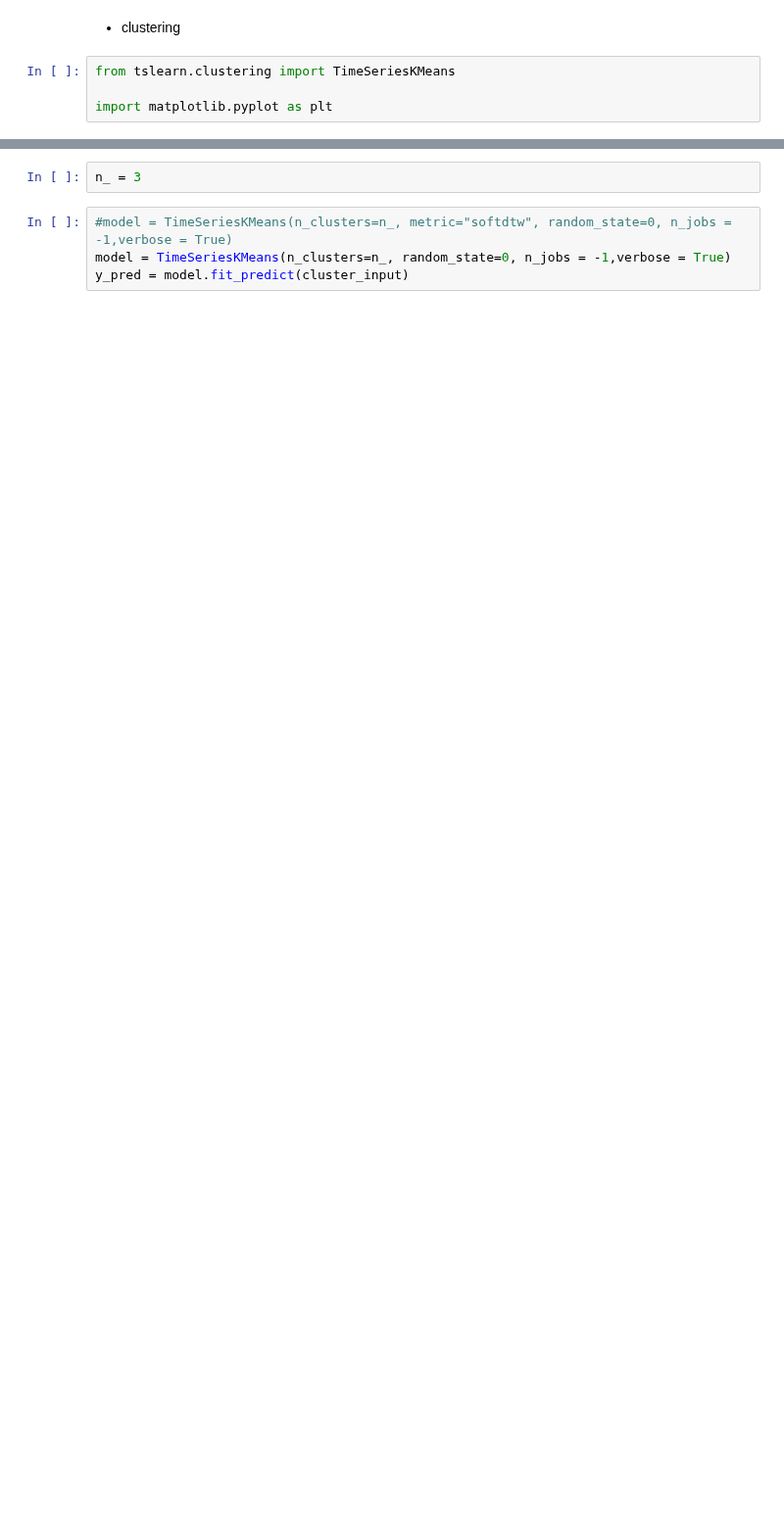
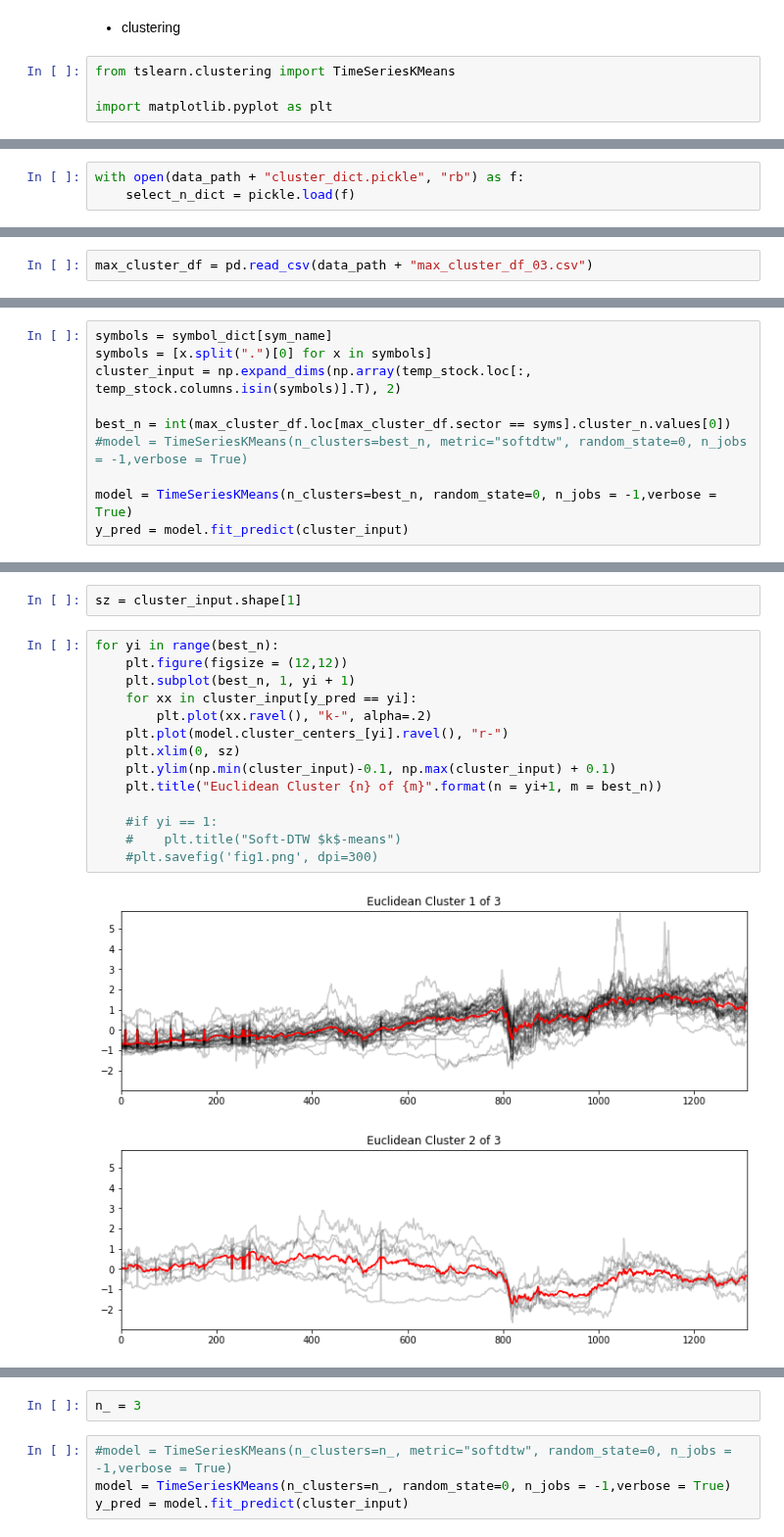
Before and after one commit to yjchoi-95/Korea_Investment_and_Securities, a Jupyter notebook: scripts/ipynb/Finance-clustering.ipynb, the cells around one changed output, grey strips where cells are left out. Shown at 98% size. Drawn from its saved outputs; the diff is of its cells as text; blank space fills up the shorter version.

```diff
--- a/scripts/ipynb/Finance-clustering.ipynb
+++ b/scripts/ipynb/Finance-clustering.ipynb
@@ -216,0 +264,3 @@ cluster_input = np.expand_dims(np.array(stock_02.loc[:, stock_02.columns.isin(sy
+# %%
+with open(data_path + "cluster_dict.pickle", "rb") as f:
+    select_n_dict = pickle.load(f)
@@ -216,0 +291,2 @@ cluster_input = np.expand_dims(np.array(stock_02.loc[:, stock_02.columns.isin(sy
+# %%
+max_cluster_df = pd.read_csv(data_path + "max_cluster_df_03.csv")
@@ -216,0 +313,10 @@ cluster_input = np.expand_dims(np.array(stock_02.loc[:, stock_02.columns.isin(sy
+# %%
+symbols = symbol_dict[sym_name]
+symbols = [x.split(".")[0] for x in symbols]
+cluster_input = np.expand_dims(np.array(temp_stock.loc[:, temp_stock.columns.isin(symbols)].T), 2)
+
+best_n = int(max_cluster_df.loc[max_cluster_df.sector == syms].cluster_n.values[0])
+#model = TimeSeriesKMeans(n_clusters=best_n, metric="softdtw", random_state=0, n_jobs = -1,verbose = True)
+
+model = TimeSeriesKMeans(n_clusters=best_n, random_state=0, n_jobs = -1,verbose = True)
+y_pred = model.fit_predict(cluster_input)
@@ -216,0 +325,19 @@ cluster_input = np.expand_dims(np.array(stock_02.loc[:, stock_02.columns.isin(sy
+# %%
+sz = cluster_input.shape[1]
+# %%
+for yi in range(best_n):
+    plt.figure(figsize = (12,12))
+    plt.subplot(best_n, 1, yi + 1)
+    for xx in cluster_input[y_pred == yi]:
+        plt.plot(xx.ravel(), "k-", alpha=.2)
+    plt.plot(model.cluster_centers_[yi].ravel(), "r-")
+    plt.xlim(0, sz)
+    plt.ylim(np.min(cluster_input)-0.1, np.max(cluster_input) + 0.1)
+    plt.title("Euclidean Cluster {n} of {m}".format(n = yi+1, m = best_n))
+
+    #if yi == 1:
+    #    plt.title("Soft-DTW $k$-means")
+    #plt.savefig('fig1.png', dpi=300)
+# %% [output]
+[figure, added]
+[figure, added]
```
Also changed, not shown: parts of 31 cells of this notebook, 4 other files.
